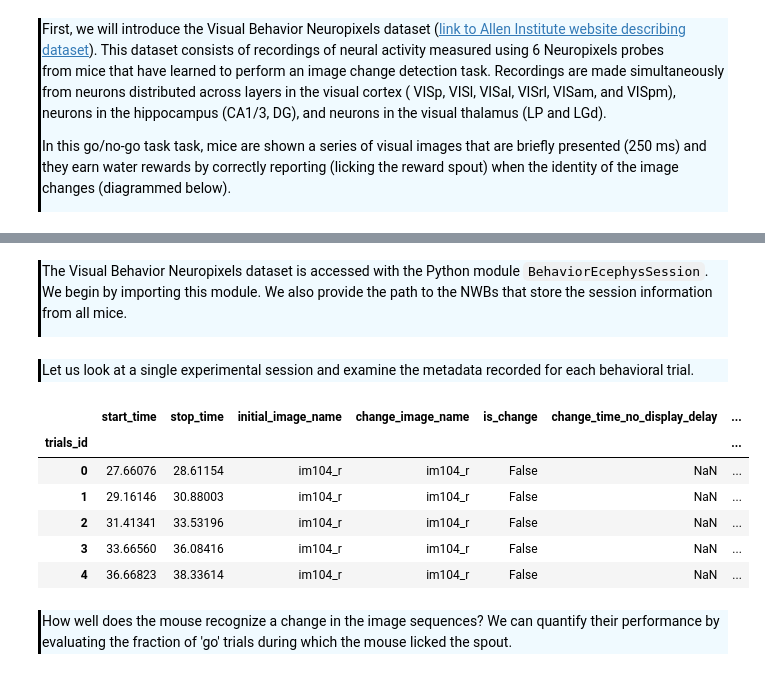
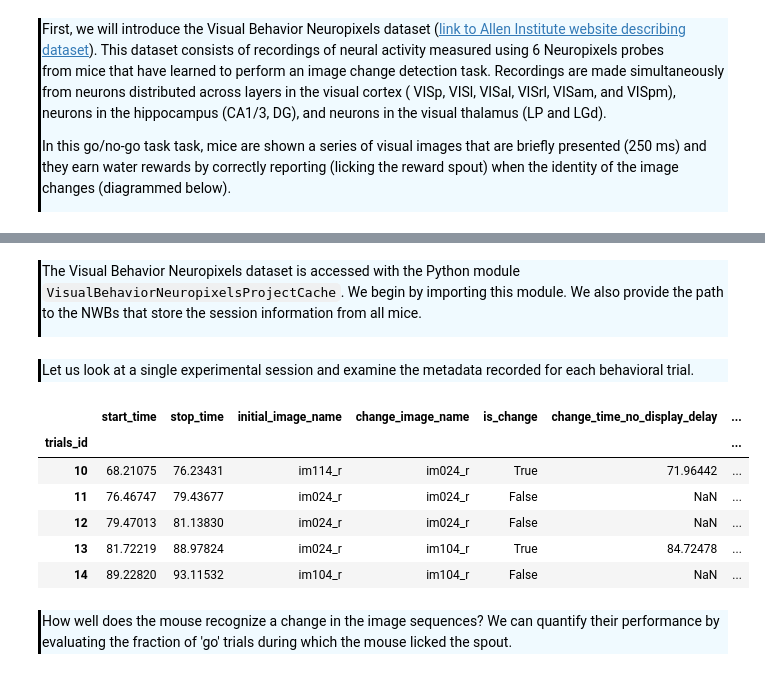
Before and after one commit to AllenSWDB/swdb_visualbehavior_template, a Jupyter notebook: code/Workshop_1.ipynb, the cells around one changed output, grey strips where cells are left out. Saved outputs shown, nothing was run; the diff lists cells and outputs as text; code cells hidden in the pictures.

```diff
--- a/code/Workshop_1.ipynb
+++ b/code/Workshop_1.ipynb
@@ -52,7 +52,7 @@ else:
 # %% [markdown]
 <div style="border-left: 3px solid #000; padding: 1px; padding-left: 10px; background: #F0FAFF; ">
 
-The Visual Behavior Neuropixels dataset is accessed with the Python module `BehaviorEcephysSession`.  We begin by importing this module.
+The Visual Behavior Neuropixels dataset is accessed with the Python module `VisualBehaviorNeuropixelsProjectCache`.  We begin by importing this module.
 We also provide the path to the NWBs that store the session information from all mice.
 
 </div>
@@ -77,20 +69,20 @@ Let us look at a single experimental session and examine the metadata  recorded
 # %%
 example_sessions = [1139846596, 1124507277, 1069461581]
 
 session_id = example_sessions[0]
-session = get_session(session_id)
+session = cache.get_ecephys_session(session_id)
 
 trial_metadata = session.trials # 'trials' is a dataframe that contains metadata and task information for each trial
 
-display(trial_metadata.head()) # to do: add precomputed response time?
+display(trial_metadata.iloc[10:20].head()) # to do: add precomputed response time?
 # %% [output]
 |  | start_time | stop_time | initial_image_name | change_image_name | is_change | change_time_no_display_delay | ... |
 | trials_id |  |  |  |  |  |  | ... |
-| 0 | 27.66076 | 28.61154 | im104_r | im104_r | False | NaN | ... |
-| 1 | 29.16146 | 30.88003 | im104_r | im104_r | False | NaN | ... |
-| 2 | 31.41341 | 33.53196 | im104_r | im104_r | False | NaN | ... |
-| 3 | 33.66560 | 36.08416 | im104_r | im104_r | False | NaN | ... |
-| 4 | 36.66823 | 38.33614 | im104_r | im104_r | False | NaN | ... |
+| 10 | 68.21075 | 76.23431 | im114_r | im024_r | True | 71.96442 | ... |
+| 11 | 76.46747 | 79.43677 | im024_r | im024_r | False | NaN | ... |
+| 12 | 79.47013 | 81.13830 | im024_r | im024_r | False | NaN | ... |
+| 13 | 81.72219 | 88.97824 | im024_r | im104_r | True | 84.72478 | ... |
+| 14 | 89.22820 | 93.11532 | im104_r | im104_r | False | NaN | ... |
 # %% [markdown]
 <div style="border-left: 3px solid #000; padding: 1px; padding-left: 10px; background: #F0FAFF; ">
 How well does the mouse recognize a change in the image sequences? We can quantify their performance by evaluating the fraction of 'go' trials during which the mouse licked the spout.
```
Also changed, not shown: parts of 3 cells of this notebook, 1 other file.
